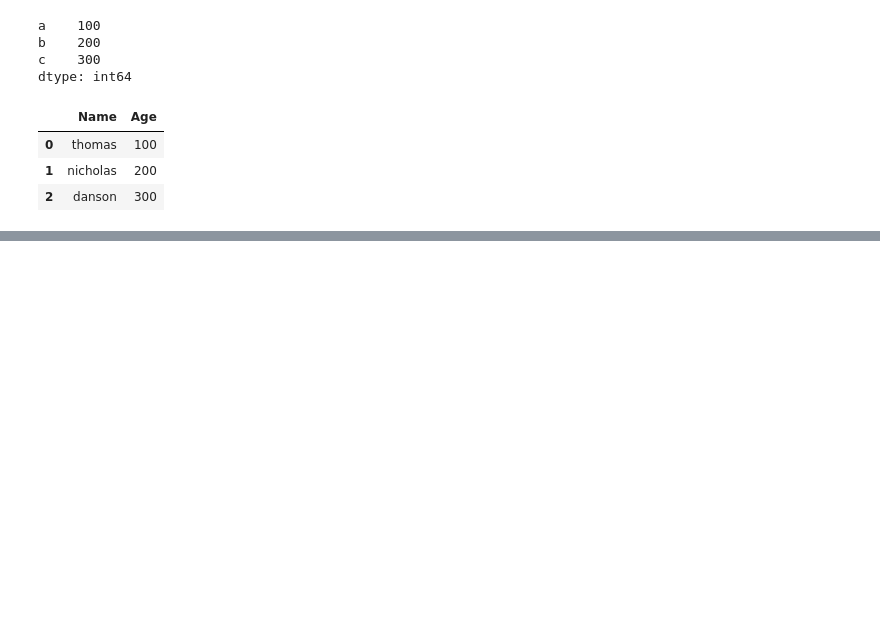
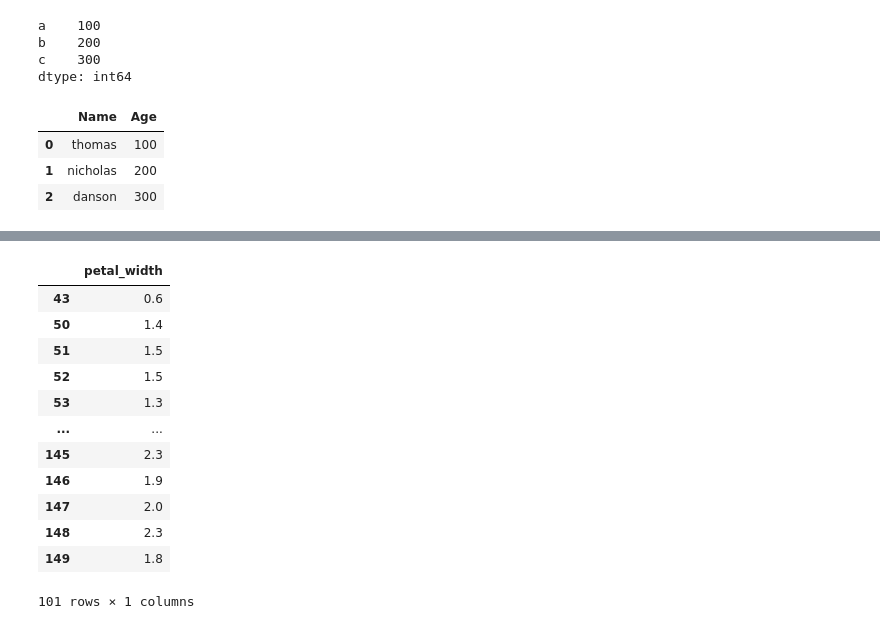
Before and after one commit to Yc-future/ISTM631, a Jupyter notebook: ISTM631_2nd_session_10_29_2020.ipynb, the cells around one changed output, grey strips where cells are left out. Cells and saved outputs as stored; diff of their text form; code cells hidden in the pictures; blank space fills up the shorter version.

```diff
--- a/ISTM631_2nd_session_10_29_2020.ipynb
+++ b/ISTM631_2nd_session_10_29_2020.ipynb
@@ -511,0 +570,2 @@ ValueError: ignored
+# %%
+df = iris[['petal_length','petal_width']]
@@ -511,0 +581,2 @@ ValueError: ignored
+# %%
+df.drop(['petal_length'], axis = 1, inplace = True)
@@ -511,0 +602,16 @@ ValueError: ignored
+# %%
+df[df['petal_width']>0.5]
+# %% [output]
+|  | petal_width |
+| 43 | 0.6 |
+| 50 | 1.4 |
+| 51 | 1.5 |
+| 52 | 1.5 |
+| 53 | 1.3 |
+| ... | ... |
+| 145 | 2.3 |
+| 146 | 1.9 |
+| 147 | 2.0 |
+| 148 | 2.3 |
+| 149 | 1.8 |
+101 rows × 1 columns
```
Also changed, not shown: parts of 18 cells of this notebook.
